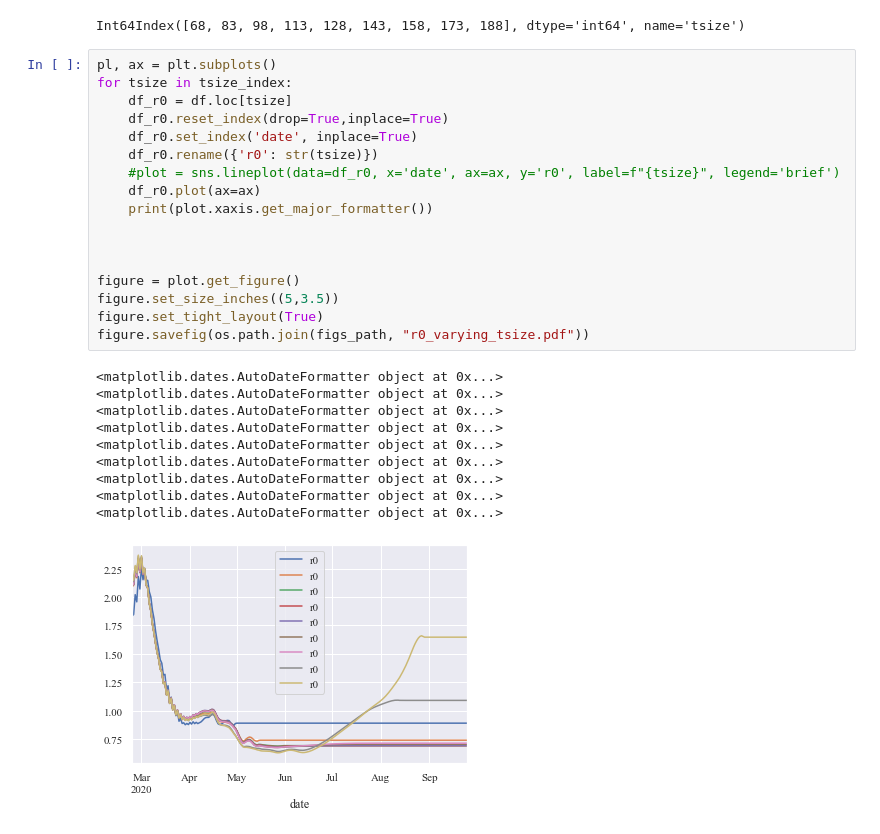
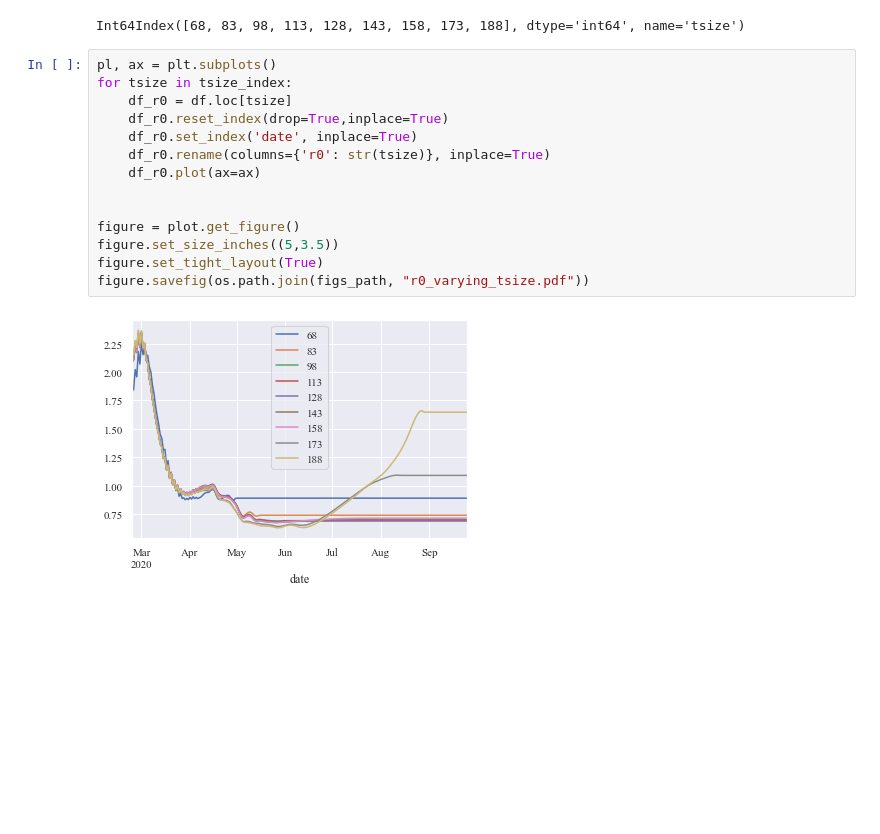
Before and after one commit to sailab-code/learning-sidarthe, a Jupyter notebook: analyze_sliding_tsize_experiments.ipynb, the cells around one changed output. Drawn from its saved outputs; the diff is of its cells as text; blank space fills up the shorter version.

```diff
--- a/analyze_sliding_tsize_experiments.ipynb
+++ b/analyze_sliding_tsize_experiments.ipynb
@@ -186,28 +186,16 @@ Int64Index([68, 83, 98, 113, 128, 143, 158, 173, 188], dtype='int64', name='tsiz
 # %%
 pl, ax = plt.subplots()
 for tsize in tsize_index:
     df_r0 = df.loc[tsize]
     df_r0.reset_index(drop=True,inplace=True)
     df_r0.set_index('date', inplace=True)
-    df_r0.rename({'r0': str(tsize)})
-    #plot = sns.lineplot(data=df_r0, x='date', ax=ax, y='r0', label=f"{tsize}", legend='brief')
+    df_r0.rename(columns={'r0': str(tsize)}, inplace=True)
     df_r0.plot(ax=ax)
-    print(plot.xaxis.get_major_formatter())
-
 
 
 figure = plot.get_figure()
 figure.set_size_inches((5,3.5))
 figure.set_tight_layout(True)
 figure.savefig(os.path.join(figs_path, "r0_varying_tsize.pdf"))
 # %% [output]
-<matplotlib.dates.AutoDateFormatter object at 0x...>
-<matplotlib.dates.AutoDateFormatter object at 0x...>
-<matplotlib.dates.AutoDateFormatter object at 0x...>
-<matplotlib.dates.AutoDateFormatter object at 0x...>
-<matplotlib.dates.AutoDateFormatter object at 0x...>
-<matplotlib.dates.AutoDateFormatter object at 0x...>
-<matplotlib.dates.AutoDateFormatter object at 0x...>
-<matplotlib.dates.AutoDateFormatter object at 0x...>
-<matplotlib.dates.AutoDateFormatter object at 0x...>
-[figure, old version]
+[figure, new version]
```
